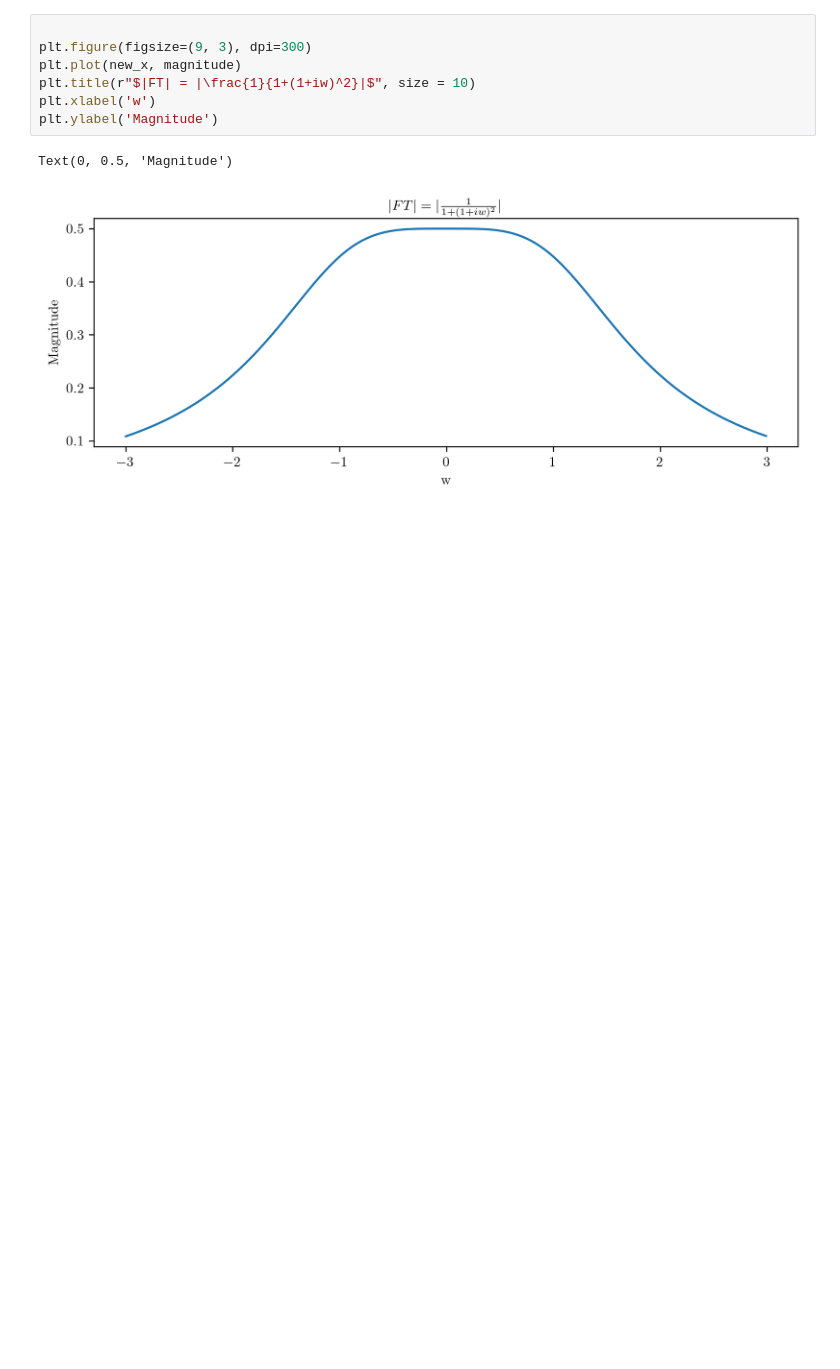
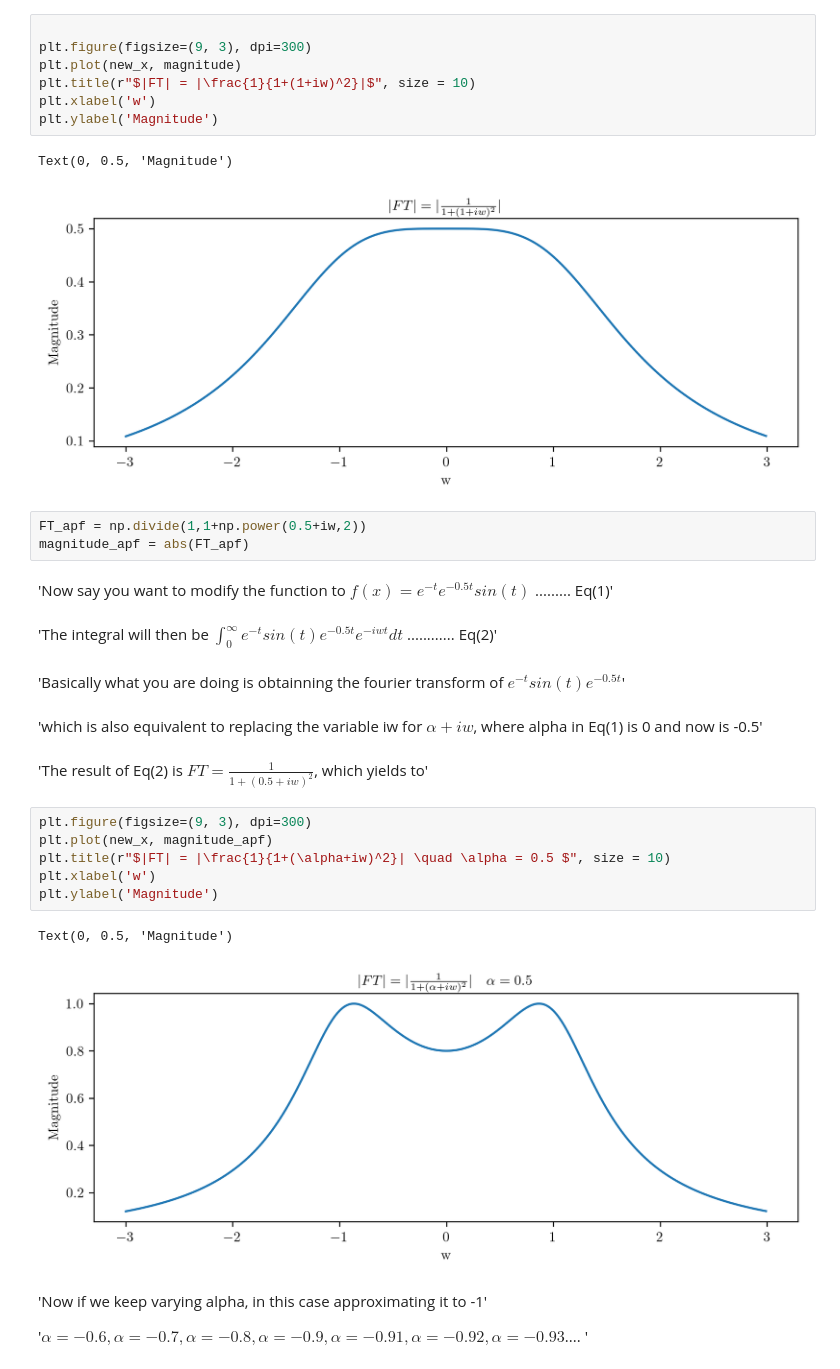
Before and after one commit to BraulioRmz/signals, a Jupyter notebook: LaPlace_steps.ipynb, the cells around one changed output. Saved outputs shown, nothing was run; the diff lists cells and outputs as text; blank space fills up the shorter version.

Commit message:
added more magnitudes

```diff
--- a/LaPlace_steps.ipynb
+++ b/LaPlace_steps.ipynb
@@ -57,3 +57,29 @@ plt.ylabel('Magnitude')
 # %% [output]
 Text(0, 0.5, 'Magnitude')
 [figure]
+# %%
+FT_apf = np.divide(1,1+np.power(0.5+iw,2))
+magnitude_apf = abs(FT_apf)
+# %% [markdown]
+'Now say you want to modify the function to $  f(x) = e^{-t} e^{-0.5t}sin(t)$  ......... Eq(1)'
+# %% [markdown]
+'The integral will then be $\int_{0}^{\infty} e^{-t} sin(t) e^{-0.5t} e^{-iwt}dt$ ............ Eq(2)'
+# %% [markdown]
+'Basically what you are doing is obtainning the fourier transform of $e^{-t} sin(t) e^{-0.5t}$'
+# %% [markdown]
+'which is also equivalent to replacing the variable iw for $\alpha + iw$, where alpha in Eq(1) is  0 and now is -0.5'
+# %% [markdown]
+'The result of Eq(2) is $FT = \frac{1}{1+(0.5+iw)^2}$, which yields to'
+# %%
+plt.figure(figsize=(9, 3), dpi=300)
+plt.plot(new_x, magnitude_apf)
+plt.title(r"$|FT| = |\frac{1}{1+(\alpha+iw)^2}| \quad \alpha = 0.5 $", size = 10)
+plt.xlabel('w')
+plt.ylabel('Magnitude')
+# %% [output]
+Text(0, 0.5, 'Magnitude')
+[figure, added]
+# %% [markdown]
+'Now if we keep varying alpha, in this case approximating it to -1'
+
+'$\alpha = -0.6, \alpha = -0.7,  \alpha = -0.8,  \alpha= -0.9,  \alpha = -0.91,  \alpha = -0.92,  \alpha = -0.93$.... '
```
Also changed, not shown: parts of 3 cells of this notebook.
